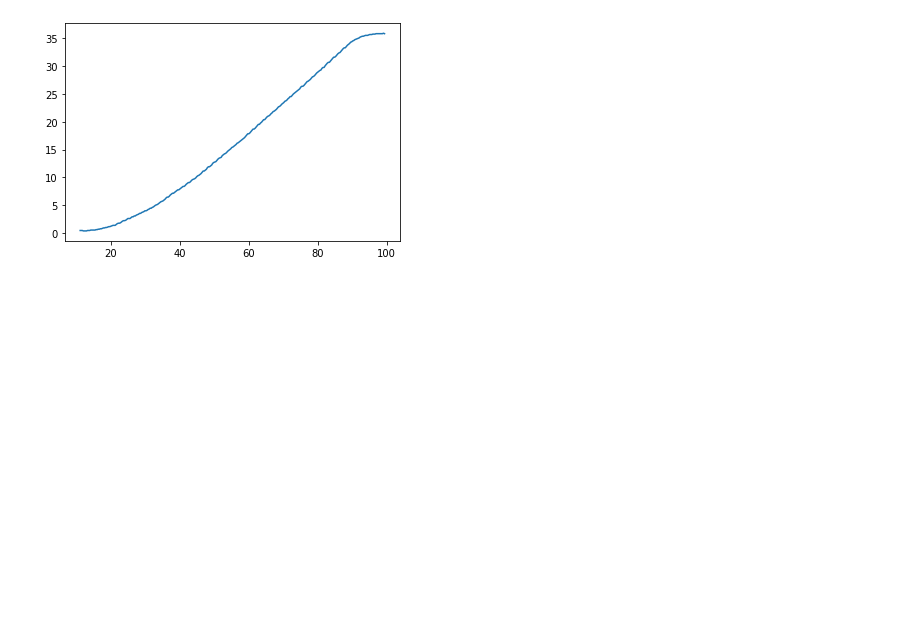
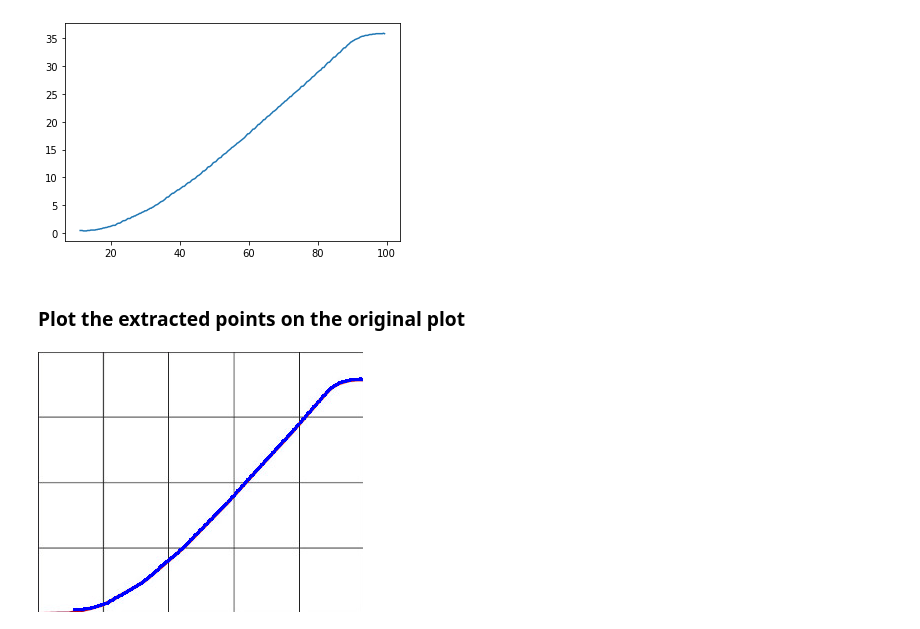
Before and after one commit to cognitedata/dshub-tutorials, a Jupyter notebook: advanced/Plot data extraction demo.ipynb, the cells around one changed output. Saved outputs shown, nothing was run; the diff lists cells and outputs as text; code cells hidden in the pictures; blank space fills up the shorter version.

Commit message:
plot-data-extraction-template

```diff
--- a/advanced/Plot data extraction demo.ipynb
+++ b/advanced/Plot data extraction demo.ipynb
@@ -105,7 +102,7 @@ jobId: 349222831646873
 import time
 res = client.get(url = f"{api_url}/{job_id}")
 while json.loads(res.text)["status"] != "Completed":
-        time.sleep(5)
+        time.sleep(2)
         res = client.get(url = f"{api_url}/{job_id}")
 
 result = json.loads(res.text)["items"]
@@ -126,3 +123,40 @@ for curve in extracted_curves:
     plt.plot(curve.get("xValues"),curve.get("yValues"))
 # %% [output]
 [figure]
+# %% [markdown]
+### Plot the extracted points on the original plot
+# %%
+def image_with_prediction(
+    image,
+    curves,
+    point_size: int = 1,
+    colors: list = ["blue", "green", "magenta", "cyan", "orange"],
+    include_image: bool = True,
+    noise_color=None,
+):
+    def plot_points(curve, color):
+        #print(curve.get("xPositions"))
+        for x, y in zip(curve.get("xPositions"), curve.get("yPositions")):
+            draw.ellipse((x - point_size, y - point_size, x + point_size, y + point_size), fill=color)
+
+    if image is None or curves is None:
+        raise NoPredictionException("Call predict before requesting results.")
+
+    if isinstance(colors, str):
+        colors = [colors] * len(curves)
+
+    if include_image:
+        image_with_prediction = image.copy().convert("RGB")
+    else:
+        image_with_prediction = Image.new("RGB", image.size, (255, 255, 255))
+    draw = ImageDraw.Draw(image_with_prediction)
+    for curve, curve_color in zip(curves, colors):
+        plot_points(curve, curve_color)
+    if noise_color is not None:
+        plot_points(self._noise, noise_color)
+
+    return image_with_prediction
+# %%
+image_with_prediction(plot_image, extracted_curves)
+# %% [output]
+[figure, added]
```
Also changed, not shown: parts of 4 cells of this notebook.
